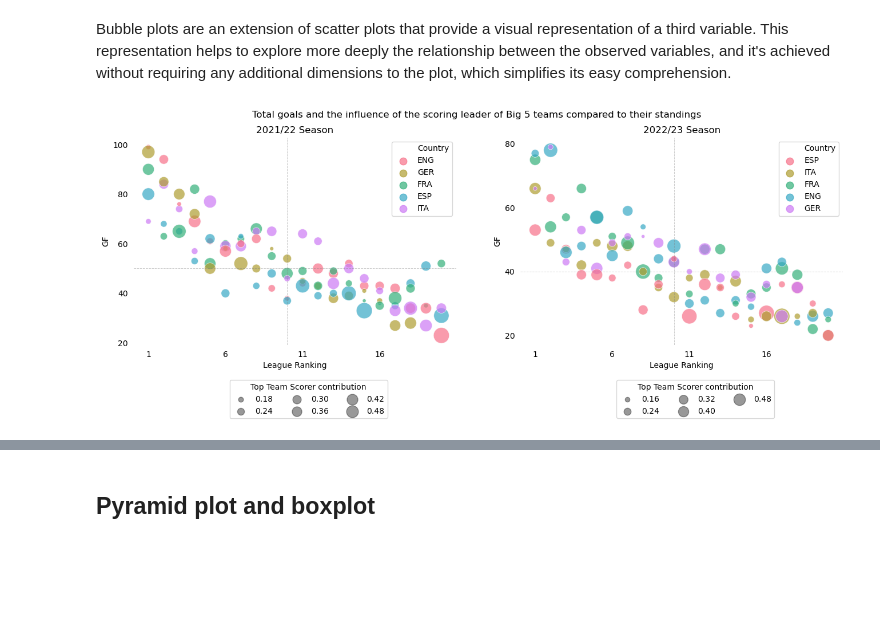
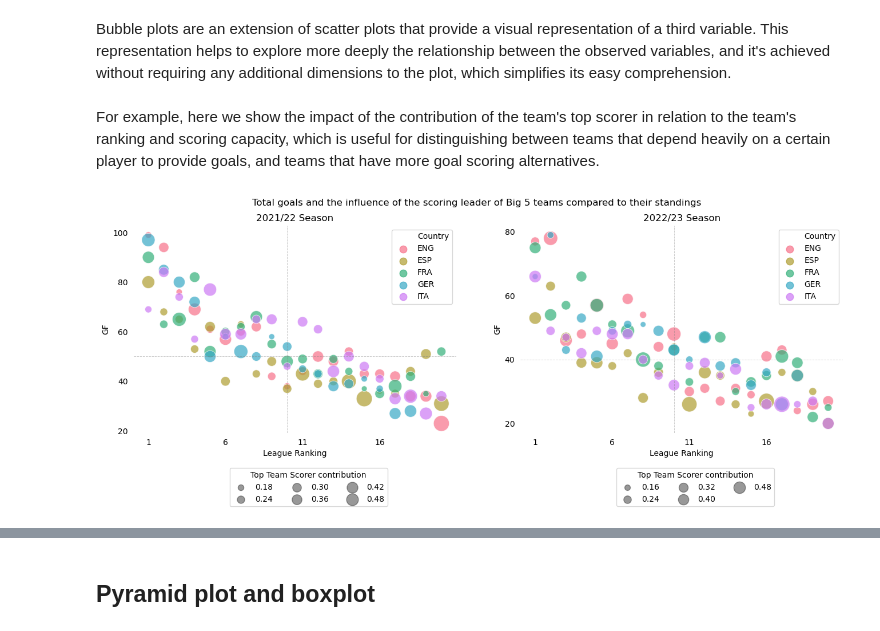
Before and after one commit to achrafkr/Data-Visualization, a Jupyter notebook: Notebooks/Football_stats.ipynb, the cells around one changed output, grey strips where cells are left out. Saved outputs shown, nothing was run; the diff lists cells and outputs as text; code cells hidden in the pictures; blank space fills up the shorter version.

Commit message:
Adding new plots and commentaries

```diff
--- a/Notebooks/Football_stats.ipynb
+++ b/Notebooks/Football_stats.ipynb
@@ -53,0 +64,21 @@ del tm_2022["Top Team Scorer"], tm_2023["Top Team Scorer"]
+# %%
+fig, ax = plt.subplots(1, 2, figsize=(16, 4.7))
+data = [tm_2022, tm_2023]
+line = [np.linspace(20, 100, 2), np.linspace(20, 80, 2)]
+x_text, y_text = [98, 79], [100, 80]
+title = ["2021/22", "2022/23"]
+for i in range(2):
+    sns.scatterplot(data=data[i], x="xG", y="GF", hue="LgRk_label", alpha=0.7, marker="s", legend=True, palette="husl", ax=ax[i], zorder=2)
+    ax[i].plot(line[i], line[i], linestyle="-.", linewidth=0.8, zorder=1)
+    ax[i].set_title("{} Season".format(title[i]))
+    for q in np.arange(0.25, 1, 0.25):
+        ax[i].axvline(np.quantile(data[i].xG, q), color='gray', linestyle='--', linewidth=0.7, alpha=0.4)
+        ax[i].text(np.quantile(data[i].xG, q)+1, y_text[i], f"{int(100*q)}%", size=9, color="dimgrey")
+        ax[i].axhline(np.quantile(data[i].GF, q), color='gray', linestyle='--', linewidth=0.7, alpha=0.4)
+        ax[i].text(x_text[i], np.quantile(data[i].GF, q), f"{int(100*q)}%", size=9, color="dimgrey")
+
+    ax[i].legend(title="League Ranking")
+
+sns.despine()
+plt.suptitle("Scoring performance of Big 5 teams in relation to expected goals according to their ranking")
+plt.show()
@@ -55,32 +109,34 @@ del tm_2022["Top Team Scorer"], tm_2023["Top Team Scorer"]
 ## Bubble Plots
 # %% [markdown]
 Bubble plots are an extension of scatter plots that provide a visual representation of a third variable. This representation helps to explore more deeply the relationship between the observed variables, and it's achieved without requiring any additional dimensions to the plot, which simplifies its easy comprehension.
+# %% [markdown]
+For example, here we show the impact of the contribution of the team's top scorer in relation to the team's ranking and scoring capacity, which is useful for distinguishing between teams that depend heavily on a certain player to provide goals, and teams that have more goal scoring alternatives.
 # %%
 fig, ax = plt.subplots(1, 2, figsize = (16, 4.7))
 y_ticks = [range(20, 110, 20), range(20, 90, 20)]
 data = [tm_2022, tm_2023]
 title = ["2021/22", "2022/23"]
 for i in range(2):
-    sns.scatterplot(data=data[i], x="LgRk", y="GF", size="Top_Team_Scorer_contribution", hue="Country", alpha=0.7,
-                    legend=True, palette="husl", sizes=(20, 400), ax=ax[i])
+    sns.scatterplot(data=data[i].sort_values(by="Country"), x="LgRk", y="GF", size="Top_Team_Scorer_contribution", hue="Country", alpha=0.7,
+                    legend=True, palette="husl", sizes=(50, 400), ax=ax[i])
     ax[i].set_xticks(range(1, 21, 5), labels=range(1, 21, 5))
     ax[i].set_yticks(y_ticks[i], labels=y_ticks[i])
     ax[i].axvline(10, color='gray', linestyle='--', linewidth=0.7, alpha=0.4)
     ax[i].axhline(np.round(np.median(data[i].GF)), color='gray', linestyle='--', linewidth=0.7, alpha=0.4)
     ax[i].tick_params(left=False, bottom=False)
     ax[i].set_title("{} Season".format(title[i]))
     ax[i].set_xlabel("League Ranking")
     handles, labels = ax[i].get_legend_handles_labels()
     ax[i].legend().remove()
     [hand.set_alpha(0.7) for hand in handles[:6]]
     legend = ax[i].legend(handles=handles[:6], labels=labels[:6], markerscale=1.5, loc="best", ncol=1)
     ax[i].add_artist(legend)
     [hand.set_alpha(0.5) for hand in handles[7:]]
     ax[i].legend(handles=handles[7:], labels=labels[7:], title="Top Team Scorer contribution", markerscale=0.75,
                  bbox_to_anchor=(0.8, -0.15), ncol=3)
 
 sns.despine(top=True, left=True, bottom=True, right=True)
 plt.suptitle("Total goals and the influence of the scoring leader of Big 5 teams compared to their standings")
 plt.show()
 # %% [output]
-[figure, old version]
+[figure, new version]
```
Also changed, not shown: parts of 21 cells of this notebook.
